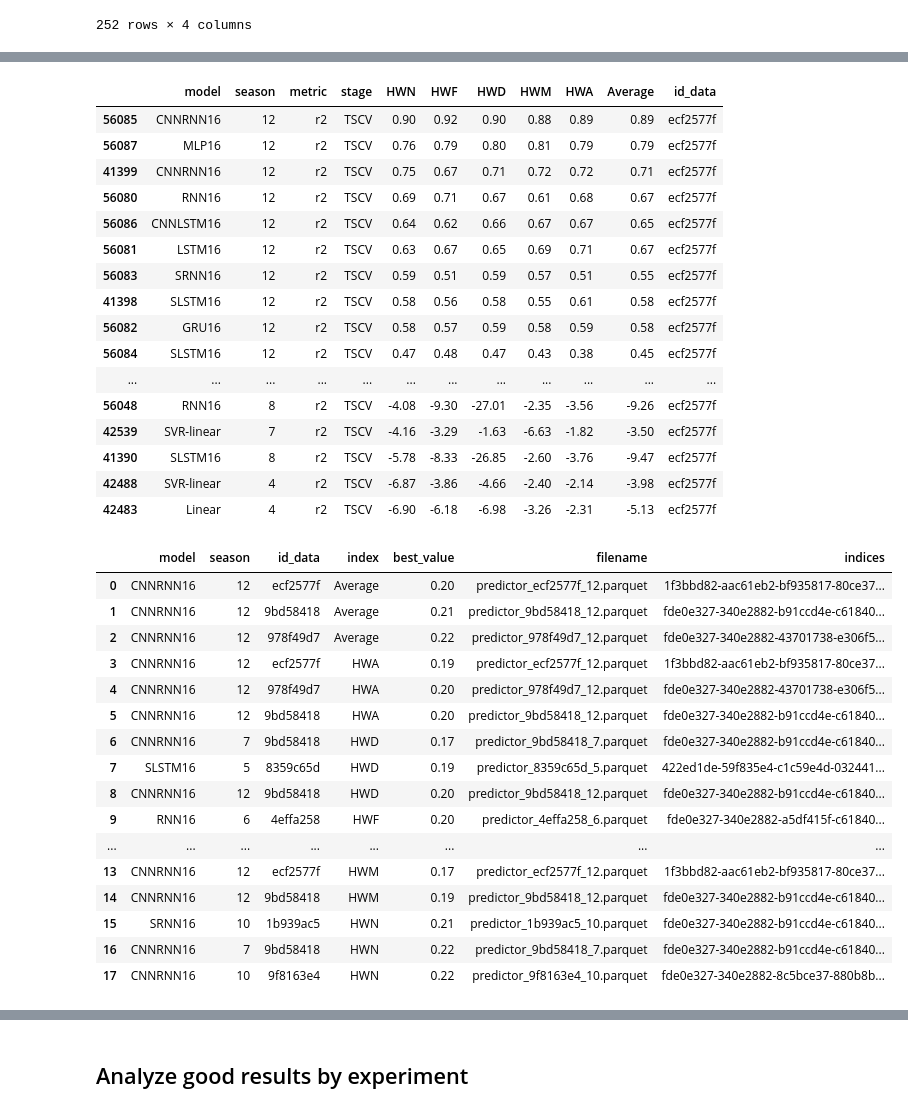
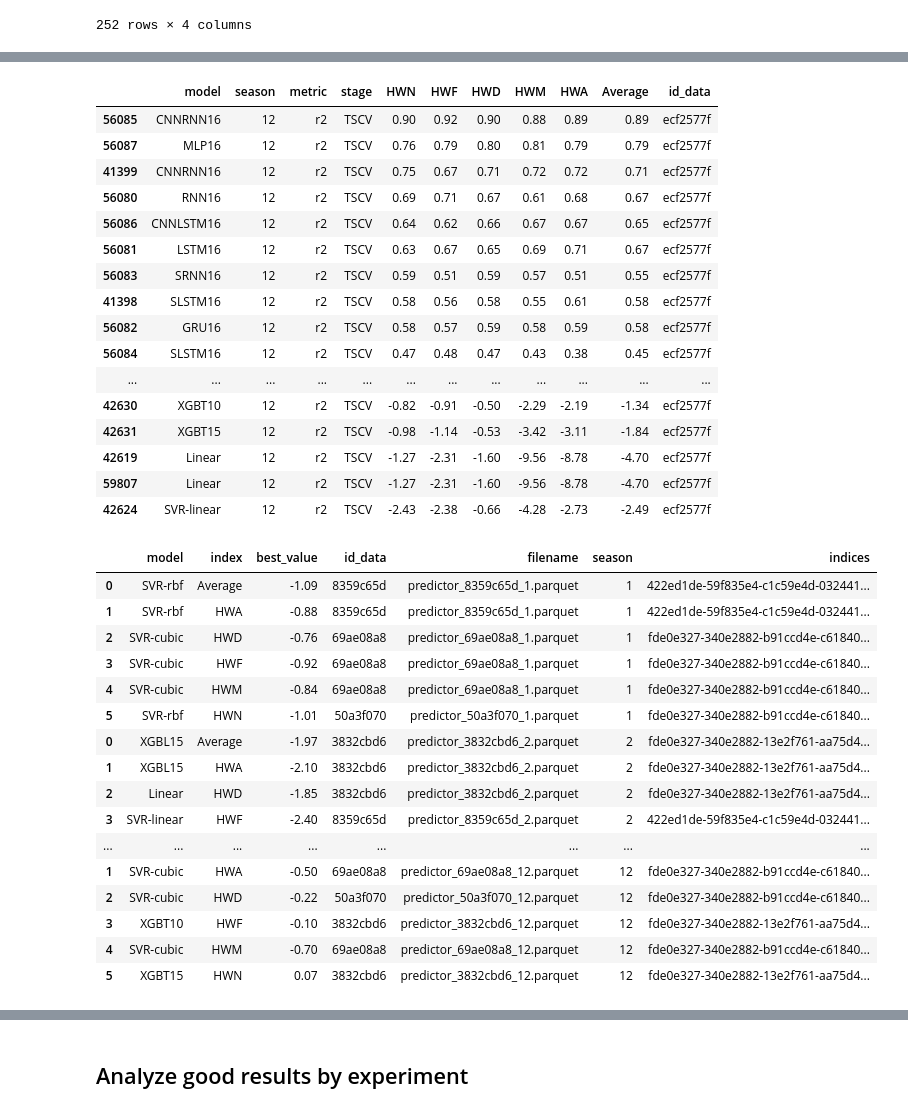
Before and after one commit to martinpavez/data, a Jupyter notebook: hw_extra/notebooks_results/old_climate_results.ipynb, the cells around one changed output, grey strips where cells are left out. Saved outputs shown, nothing was run; the diff lists cells and outputs as text; code cells hidden in the pictures.

```diff
--- a/hw_extra/notebooks_results/old_climate_results.ipynb
+++ b/hw_extra/notebooks_results/old_climate_results.ipynb
@@ -123,23 +123,39 @@ summary_tscv_r2
 # %%
 cv_r2_seasons = {}
 cv_mape_seasons = {}
+cv_mae_seasons = {}
+
 r2_seasons = {}
 mape_seasons = {}
+mae_seasons = {}
+
 tscv_r2_seasons = {}
 tscv_mape_seasons = {}
+tscv_mae_seasons = {}
+
 for i in range(13):
     results_season = results[results["season"]==i]
-    cv_r2_seasons[i] = summarize_best_results_by_index(results_season, metadata, metric="r2",stage="CV" , top_n=1)
-    tscv_r2_seasons[i] = summarize_best_results_by_index(results_season, metadata, metric="r2",stage="TSCV" , top_n=1)
     r2_seasons[i] = summarize_best_results_by_index(results_season, metadata, metric="r2",stage="prediction", top_n=1)
     mape_seasons[i] = summarize_best_results_by_index(results_season, metadata, metric="mape",stage="prediction", top_n=1)
+    mae_seasons[i] = summarize_best_results_by_index(results_season, metadata, metric="mae",stage="prediction", top_n=1)
+
+    cv_r2_seasons[i] = summarize_best_results_by_index(results_season, metadata, metric="r2",stage="CV" , top_n=1)
     cv_mape_seasons[i] = summarize_best_results_by_index(results_season, metadata, metric="mape",stage="CV", top_n=1)
+    cv_mae_seasons[i] = summarize_best_results_by_index(results_season, metadata, metric="mae",stage="CV", top_n=1)
+
+    tscv_r2_seasons[i] = summarize_best_results_by_index(results_season, metadata, metric="r2",stage="TSCV" , top_n=1)
     tscv_mape_seasons[i] = summarize_best_results_by_index(results_season, metadata, metric="mape",stage="TSCV", top_n=1)
+    tscv_mae_seasons[i] = summarize_best_results_by_index(results_season, metadata, metric="mae",stage="TSCV", top_n=1)
 
 cv_r2_seasons = pd.concat(list(cv_r2_seasons.values()))
 cv_mape_seasons = pd.concat(list(cv_mape_seasons.values()))
+cv_mae_seasons = pd.concat(list(cv_mae_seasons.values()))
+
 tscv_r2_seasons = pd.concat(list(tscv_r2_seasons.values()))
 tscv_mape_seasons = pd.concat(list(tscv_mape_seasons.values()))
+tscv_mae_seasons = pd.concat(list(tscv_mae_seasons.values()))
+
 r2_seasons = pd.concat(list(r2_seasons.values()))
 mape_seasons = pd.concat(list(mape_seasons.values()))
+mae_seasons = pd.concat(list(mae_seasons.values()))
 # %%
@@ -258,6 +274,6 @@ results
 # %%
-df = results[(results["id_data"]=="ecf2577f") & (results["stage"]=="TSCV") & (results["metric"]=="r2")].sort_values(["HWN","HWF","HWD","HWM","HWA"], ascending=False)
-display_full(df)
+df = results[(results["id_data"]=="ecf2577f") & (results["stage"]=="TSCV") & (results["metric"]=="r2") & (results["season"]==12)].sort_values(["HWN","HWF","HWD","HWM","HWA"], ascending=False)
+display_full(df.iloc[:30])
 # %% [output]
 |  | model | season | metric | stage | HWN | HWF | HWD | HWM | HWA | Average | id_data |
 | 56085 | CNNRNN16 | 12 | r2 | TSCV | 0.90 | 0.92 | 0.90 | 0.88 | 0.89 | 0.89 | ecf2577f |
@@ -271,11 +287,11 @@ display_full(df)
 | 56082 | GRU16 | 12 | r2 | TSCV | 0.58 | 0.57 | 0.59 | 0.58 | 0.59 | 0.58 | ecf2577f |
 | 56084 | SLSTM16 | 12 | r2 | TSCV | 0.47 | 0.48 | 0.47 | 0.43 | 0.38 | 0.45 | ecf2577f |
 | ... | ... | ... | ... | ... | ... | ... | ... | ... | ... | ... | ... |
-| 56048 | RNN16 | 8 | r2 | TSCV | -4.08 | -9.30 | -27.01 | -2.35 | -3.56 | -9.26 | ecf2577f |
-| 42539 | SVR-linear | 7 | r2 | TSCV | -4.16 | -3.29 | -1.63 | -6.63 | -1.82 | -3.50 | ecf2577f |
-| 41390 | SLSTM16 | 8 | r2 | TSCV | -5.78 | -8.33 | -26.85 | -2.60 | -3.76 | -9.47 | ecf2577f |
-| 42488 | SVR-linear | 4 | r2 | TSCV | -6.87 | -3.86 | -4.66 | -2.40 | -2.14 | -3.98 | ecf2577f |
-| 42483 | Linear | 4 | r2 | TSCV | -6.90 | -6.18 | -6.98 | -3.26 | -2.31 | -5.13 | ecf2577f |
+| 42630 | XGBT10 | 12 | r2 | TSCV | -0.82 | -0.91 | -0.50 | -2.29 | -2.19 | -1.34 | ecf2577f |
+| 42631 | XGBT15 | 12 | r2 | TSCV | -0.98 | -1.14 | -0.53 | -3.42 | -3.11 | -1.84 | ecf2577f |
+| 42619 | Linear | 12 | r2 | TSCV | -1.27 | -2.31 | -1.60 | -9.56 | -8.78 | -4.70 | ecf2577f |
+| 59807 | Linear | 12 | r2 | TSCV | -1.27 | -2.31 | -1.60 | -9.56 | -8.78 | -4.70 | ecf2577f |
+| 42624 | SVR-linear | 12 | r2 | TSCV | -2.43 | -2.38 | -0.66 | -4.28 | -2.73 | -2.49 | ecf2577f |
 # %%
 # Example usage
 summary_r2 = summarize_best_results_by_index(results, metadata, metric="r2", top_n=2, stage="prediction")
@@ -286,25 +304,25 @@ summary_tscv_r2 = summarize_best_results_by_index(results, metadata, metric="r2"
 summary_tscv_mape = summarize_best_results_by_index(results, metadata, metric="mape", top_n=3, stage="TSCV")
 summary_tscv_mae = summarize_best_results_by_index(results, metadata, metric="mae", top_n=3, stage="TSCV")
 # %%
-display_full(summary_tscv_mae)
+display_full(cv_r2_seasons)
 # %% [output]
-|  | model | season | id_data | index | best_value | filename | indices |
-| 0 | CNNRNN16 | 12 | ecf2577f | Average | 0.20 | predictor_ecf2577f_12.parquet | 1f3bbd82-aac61eb2-bf935817-80ce37... |
-| 1 | CNNRNN16 | 12 | 9bd58418 | Average | 0.21 | predictor_9bd58418_12.parquet | fde0e327-340e2882-b91ccd4e-c61840... |
-| 2 | CNNRNN16 | 12 | 978f49d7 | Average | 0.22 | predictor_978f49d7_12.parquet | fde0e327-340e2882-43701738-e306f5... |
-| 3 | CNNRNN16 | 12 | ecf2577f | HWA | 0.19 | predictor_ecf2577f_12.parquet | 1f3bbd82-aac61eb2-bf935817-80ce37... |
-| 4 | CNNRNN16 | 12 | 978f49d7 | HWA | 0.20 | predictor_978f49d7_12.parquet | fde0e327-340e2882-43701738-e306f5... |
-| 5 | CNNRNN16 | 12 | 9bd58418 | HWA | 0.20 | predictor_9bd58418_12.parquet | fde0e327-340e2882-b91ccd4e-c61840... |
-| 6 | CNNRNN16 | 7 | 9bd58418 | HWD | 0.17 | predictor_9bd58418_7.parquet | fde0e327-340e2882-b91ccd4e-c61840... |
-| 7 | SLSTM16 | 5 | 8359c65d | HWD | 0.19 | predictor_8359c65d_5.parquet | 422ed1de-59f835e4-c1c59e4d-032441... |
-| 8 | CNNRNN16 | 12 | 9bd58418 | HWD | 0.20 | predictor_9bd58418_12.parquet | fde0e327-340e2882-b91ccd4e-c61840... |
-| 9 | RNN16 | 6 | 4effa258 | HWF | 0.20 | predictor_4effa258_6.parquet | fde0e327-340e2882-a5df415f-c61840... |
+|  | model | index | best_value | id_data | filename | season | indices |
+| 0 | SVR-rbf | Average | -1.09 | 8359c65d | predictor_8359c65d_1.parquet | 1 | 422ed1de-59f835e4-c1c59e4d-032441... |
+| 1 | SVR-rbf | HWA | -0.88 | 8359c65d | predictor_8359c65d_1.parquet | 1 | 422ed1de-59f835e4-c1c59e4d-032441... |
+| 2 | SVR-cubic | HWD | -0.76 | 69ae08a8 | predictor_69ae08a8_1.parquet | 1 | fde0e327-340e2882-b91ccd4e-c61840... |
+| 3 | SVR-cubic | HWF | -0.92 | 69ae08a8 | predictor_69ae08a8_1.parquet | 1 | fde0e327-340e2882-b91ccd4e-c61840... |
+| 4 | SVR-cubic | HWM | -0.84 | 69ae08a8 | predictor_69ae08a8_1.parquet | 1 | fde0e327-340e2882-b91ccd4e-c61840... |
+| 5 | SVR-rbf | HWN | -1.01 | 50a3f070 | predictor_50a3f070_1.parquet | 1 | fde0e327-340e2882-b91ccd4e-c61840... |
+| 0 | XGBL15 | Average | -1.97 | 3832cbd6 | predictor_3832cbd6_2.parquet | 2 | fde0e327-340e2882-13e2f761-aa75d4... |
+| 1 | XGBL15 | HWA | -2.10 | 3832cbd6 | predictor_3832cbd6_2.parquet | 2 | fde0e327-340e2882-13e2f761-aa75d4... |
+| 2 | Linear | HWD | -1.85 | 3832cbd6 | predictor_3832cbd6_2.parquet | 2 | fde0e327-340e2882-13e2f761-aa75d4... |
+| 3 | SVR-linear | HWF | -2.40 | 8359c65d | predictor_8359c65d_2.parquet | 2 | 422ed1de-59f835e4-c1c59e4d-032441... |
 | ... | ... | ... | ... | ... | ... | ... | ... |
-| 13 | CNNRNN16 | 12 | ecf2577f | HWM | 0.17 | predictor_ecf2577f_12.parquet | 1f3bbd82-aac61eb2-bf935817-80ce37... |
-| 14 | CNNRNN16 | 12 | 9bd58418 | HWM | 0.19 | predictor_9bd58418_12.parquet | fde0e327-340e2882-b91ccd4e-c61840... |
-| 15 | SRNN16 | 10 | 1b939ac5 | HWN | 0.21 | predictor_1b939ac5_10.parquet | fde0e327-340e2882-b91ccd4e-c61840... |
-| 16 | CNNRNN16 | 7 | 9bd58418 | HWN | 0.22 | predictor_9bd58418_7.parquet | fde0e327-340e2882-b91ccd4e-c61840... |
-| 17 | CNNRNN16 | 10 | 9f8163e4 | HWN | 0.22 | predictor_9f8163e4_10.parquet | fde0e327-340e2882-8c5bce37-880b8b... |
+| 1 | SVR-cubic | HWA | -0.50 | 69ae08a8 | predictor_69ae08a8_12.parquet | 12 | fde0e327-340e2882-b91ccd4e-c61840... |
+| 2 | SVR-cubic | HWD | -0.22 | 50a3f070 | predictor_50a3f070_12.parquet | 12 | fde0e327-340e2882-b91ccd4e-c61840... |
+| 3 | XGBT10 | HWF | -0.10 | 3832cbd6 | predictor_3832cbd6_12.parquet | 12 | fde0e327-340e2882-13e2f761-aa75d4... |
+| 4 | SVR-cubic | HWM | -0.70 | 69ae08a8 | predictor_69ae08a8_12.parquet | 12 | fde0e327-340e2882-b91ccd4e-c61840... |
+| 5 | XGBT15 | HWN | 0.07 | 3832cbd6 | predictor_3832cbd6_12.parquet | 12 | fde0e327-340e2882-13e2f761-aa75d4... |
 # %%
 cv_r2_seasons = {}
 cv_mape_seasons = {}
```
Also changed, not shown: parts of 9 cells of this notebook, 46 other files.
